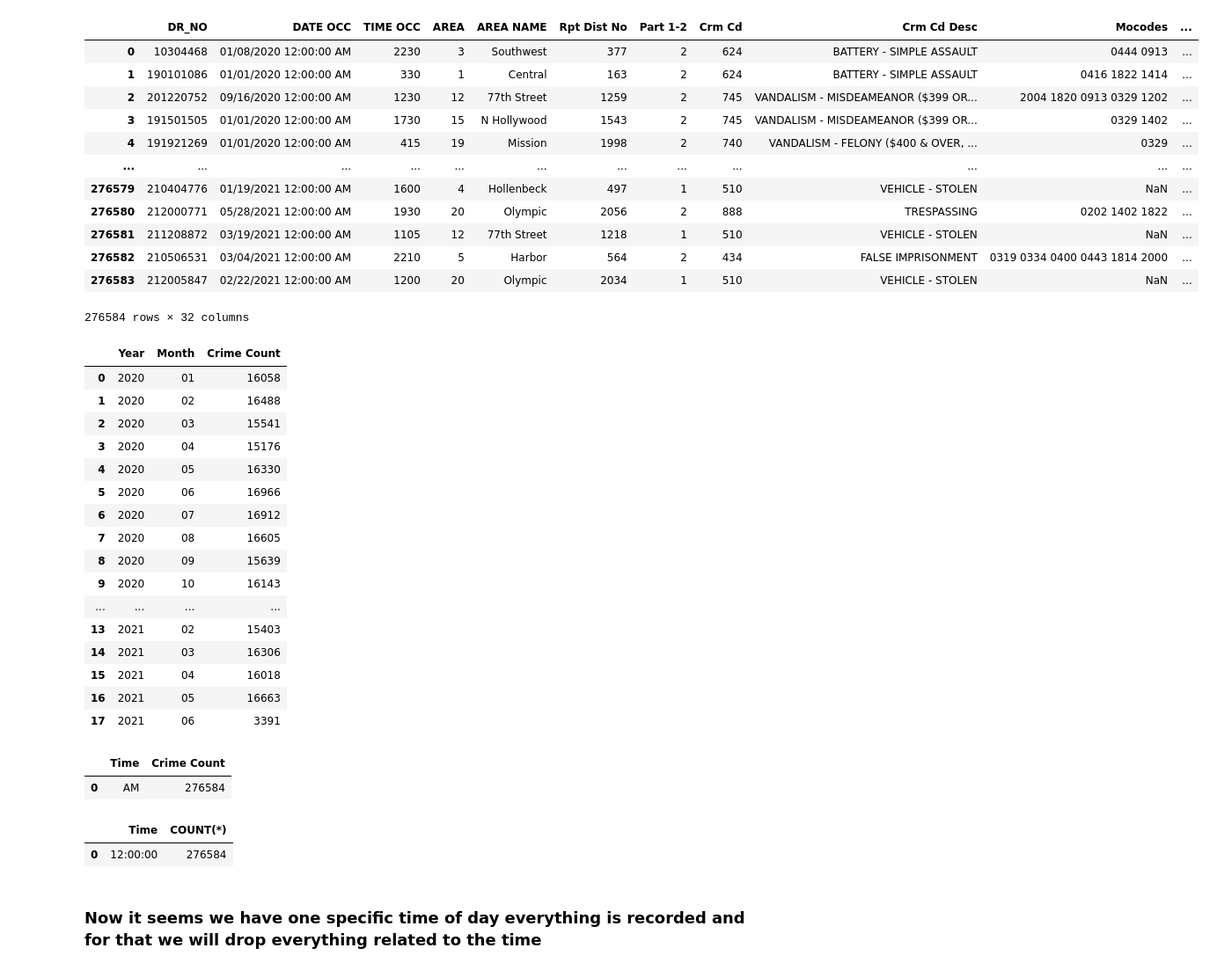
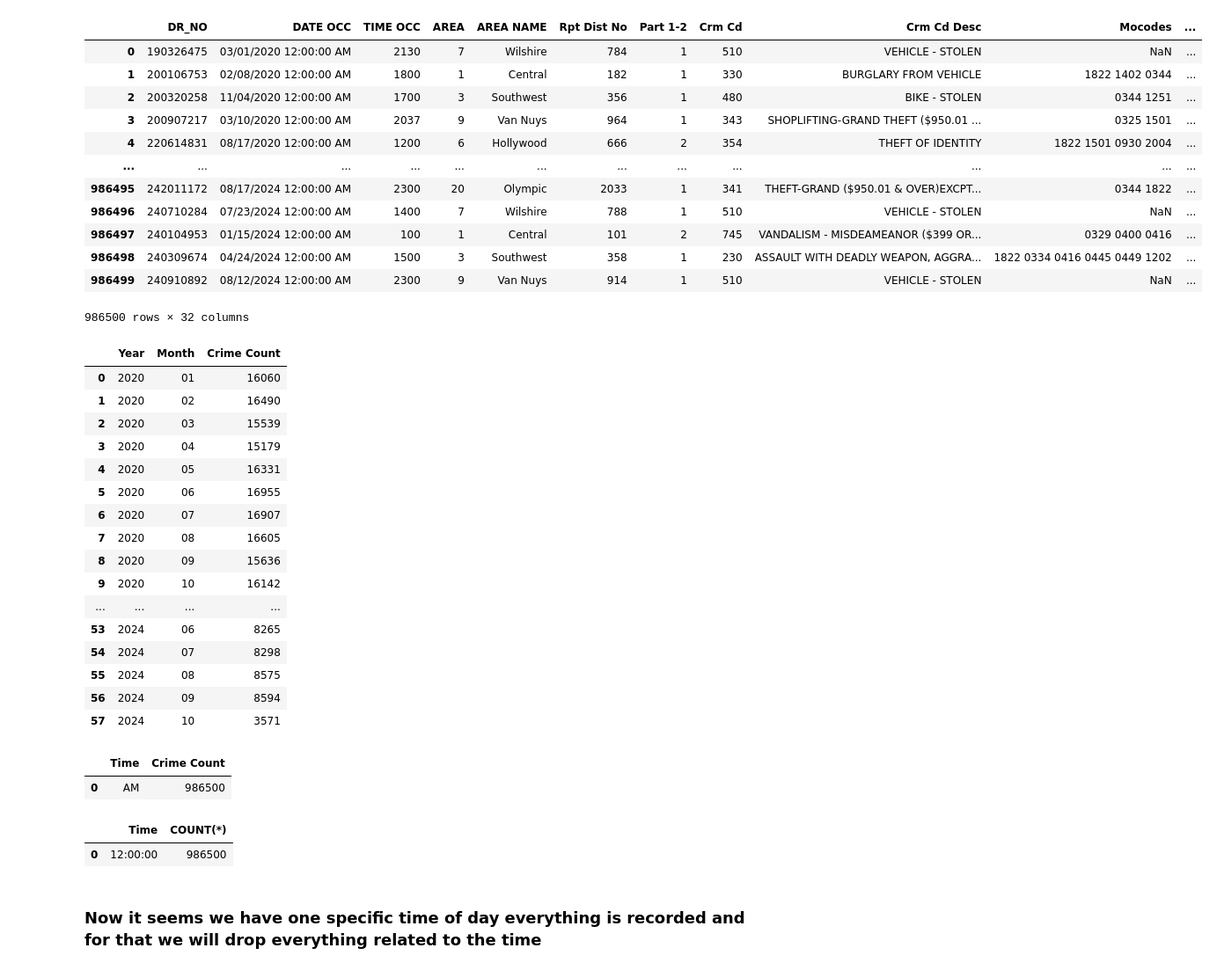
Before and after one commit to CodeGeek2003/Crime-Analysis, a Jupyter notebook: crime-data-analysis.ipynb, the cells around one changed output. Shown at 88% size. Cells and saved outputs as stored; diff of their text form; code cells hidden in the pictures.

Commit message:
Changed the data to cover the year 2020-2024 instead of 2020- mid 2021 and added more analysis

```diff
--- a/crime-data-analysis.ipynb
+++ b/crime-data-analysis.ipynb
@@ -3,28 +3,28 @@ import pandas as pd
 import pandasql as ps
 import plotly.express as px
 # %%
-crime_data=pd.read_csv('Crime_Data_from_2020_to_Present.csv')
+crime_data=pd.read_csv('LA Crime 2020-Present.csv')
 crime_data.rename(columns={'Date Rptd':'Date'},inplace=True)
 crime_data[['Month','Day','Year']]=crime_data.Date.str.split('/',expand=True)
 
 crime_data[['Year_EXP','Time','AM_PM']]=crime_data.Year.str.split(' ',expand=True)
 crime_data.drop(columns=['Date','Year'],inplace=True)
 crime_data.rename(columns={'Year_EXP':'Year'},inplace=True)
 crime_data
 # %% [output]
 |  | DR_NO | DATE OCC | TIME OCC | AREA | AREA NAME | Rpt Dist No | Part 1-2 | Crm Cd | Crm Cd Desc | Mocodes | ... |
-| 0 | 10304468 | 01/08/2020 12:00:00 AM | 2230 | 3 | Southwest | 377 | 2 | 624 | BATTERY - SIMPLE ASSAULT | 0444 0913 | ... |
-| 1 | 190101086 | 01/01/2020 12:00:00 AM | 330 | 1 | Central | 163 | 2 | 624 | BATTERY - SIMPLE ASSAULT | 0416 1822 1414 | ... |
-| 2 | 201220752 | 09/16/2020 12:00:00 AM | 1230 | 12 | 77th Street | 1259 | 2 | 745 | VANDALISM - MISDEAMEANOR ($399 OR... | 2004 1820 0913 0329 1202 | ... |
-| 3 | 191501505 | 01/01/2020 12:00:00 AM | 1730 | 15 | N Hollywood | 1543 | 2 | 745 | VANDALISM - MISDEAMEANOR ($399 OR... | 0329 1402 | ... |
-| 4 | 191921269 | 01/01/2020 12:00:00 AM | 415 | 19 | Mission | 1998 | 2 | 740 | VANDALISM - FELONY ($400 & OVER, ... | 0329 | ... |
+| 0 | 190326475 | 03/01/2020 12:00:00 AM | 2130 | 7 | Wilshire | 784 | 1 | 510 | VEHICLE - STOLEN | NaN | ... |
+| 1 | 200106753 | 02/08/2020 12:00:00 AM | 1800 | 1 | Central | 182 | 1 | 330 | BURGLARY FROM VEHICLE | 1822 1402 0344 | ... |
+| 2 | 200320258 | 11/04/2020 12:00:00 AM | 1700 | 3 | Southwest | 356 | 1 | 480 | BIKE - STOLEN | 0344 1251 | ... |
+| 3 | 200907217 | 03/10/2020 12:00:00 AM | 2037 | 9 | Van Nuys | 964 | 1 | 343 | SHOPLIFTING-GRAND THEFT ($950.01 ... | 0325 1501 | ... |
+| 4 | 220614831 | 08/17/2020 12:00:00 AM | 1200 | 6 | Hollywood | 666 | 2 | 354 | THEFT OF IDENTITY | 1822 1501 0930 2004 | ... |
 | ... | ... | ... | ... | ... | ... | ... | ... | ... | ... | ... | ... |
-| 276579 | 210404776 | 01/19/2021 12:00:00 AM | 1600 | 4 | Hollenbeck | 497 | 1 | 510 | VEHICLE - STOLEN | NaN | ... |
-| 276580 | 212000771 | 05/28/2021 12:00:00 AM | 1930 | 20 | Olympic | 2056 | 2 | 888 | TRESPASSING | 0202 1402 1822 | ... |
-| 276581 | 211208872 | 03/19/2021 12:00:00 AM | 1105 | 12 | 77th Street | 1218 | 1 | 510 | VEHICLE - STOLEN | NaN | ... |
-| 276582 | 210506531 | 03/04/2021 12:00:00 AM | 2210 | 5 | Harbor | 564 | 2 | 434 | FALSE IMPRISONMENT | 0319 0334 0400 0443 1814 2000 | ... |
-| 276583 | 212005847 | 02/22/2021 12:00:00 AM | 1200 | 20 | Olympic | 2034 | 1 | 510 | VEHICLE - STOLEN | NaN | ... |
+| 986495 | 242011172 | 08/17/2024 12:00:00 AM | 2300 | 20 | Olympic | 2033 | 1 | 341 | THEFT-GRAND ($950.01 & OVER)EXCPT... | 0344 1822 | ... |
+| 986496 | 240710284 | 07/23/2024 12:00:00 AM | 1400 | 7 | Wilshire | 788 | 1 | 510 | VEHICLE - STOLEN | NaN | ... |
+| 986497 | 240104953 | 01/15/2024 12:00:00 AM | 100 | 1 | Central | 101 | 2 | 745 | VANDALISM - MISDEAMEANOR ($399 OR... | 0329 0400 0416 | ... |
+| 986498 | 240309674 | 04/24/2024 12:00:00 AM | 1500 | 3 | Southwest | 358 | 1 | 230 | ASSAULT WITH DEADLY WEAPON, AGGRA... | 1822 0334 0416 0445 0449 1202 | ... |
+| 986499 | 240910892 | 08/12/2024 12:00:00 AM | 2300 | 9 | Van Nuys | 914 | 1 | 510 | VEHICLE - STOLEN | NaN | ... |
-276584 rows × 32 columns
+986500 rows × 32 columns
 # %%
 query="""
 SELECT  Year,Month, COUNT(*) AS 'Crime Count'
@@ -35,22 +35,22 @@ crime_count=ps.sqldf(query)
 crime_count
 # %% [output]
 |  | Year | Month | Crime Count |
-| 0 | 2020 | 01 | 16058 |
-| 1 | 2020 | 02 | 16488 |
-| 2 | 2020 | 03 | 15541 |
-| 3 | 2020 | 04 | 15176 |
-| 4 | 2020 | 05 | 16330 |
-| 5 | 2020 | 06 | 16966 |
-| 6 | 2020 | 07 | 16912 |
+| 0 | 2020 | 01 | 16060 |
+| 1 | 2020 | 02 | 16490 |
+| 2 | 2020 | 03 | 15539 |
+| 3 | 2020 | 04 | 15179 |
+| 4 | 2020 | 05 | 16331 |
+| 5 | 2020 | 06 | 16955 |
+| 6 | 2020 | 07 | 16907 |
 | 7 | 2020 | 08 | 16605 |
-| 8 | 2020 | 09 | 15639 |
-| 9 | 2020 | 10 | 16143 |
+| 8 | 2020 | 09 | 15636 |
+| 9 | 2020 | 10 | 16142 |
 | ... | ... | ... | ... |
-| 13 | 2021 | 02 | 15403 |
-| 14 | 2021 | 03 | 16306 |
-| 15 | 2021 | 04 | 16018 |
-| 16 | 2021 | 05 | 16663 |
-| 17 | 2021 | 06 | 3391 |
+| 53 | 2024 | 06 | 8265 |
+| 54 | 2024 | 07 | 8298 |
+| 55 | 2024 | 08 | 8575 |
+| 56 | 2024 | 09 | 8594 |
+| 57 | 2024 | 10 | 3571 |
 # %%
 query="""
 SELECT
@@ -67,7 +67,7 @@ names_counts=ps.sqldf(query)
 names_counts
 # %% [output]
 |  | Time | Crime Count |
-| 0 | AM | 276584 |
+| 0 | AM | 986500 |
 # %%
 query="""
 SELECT Time,COUNT(*)
@@ -78,7 +78,7 @@ tim_count=ps.sqldf(query)
 tim_count
 # %% [output]
 |  | Time | COUNT(*) |
-| 0 | 12:00:00 | 276584 |
+| 0 | 12:00:00 | 986500 |
 # %% [markdown]
 ### Now it seems we have one specific time of day everything is recorded and for that we will drop everything related to the time
 # %%
```
Also changed, not shown: parts of 10 cells of this notebook.
